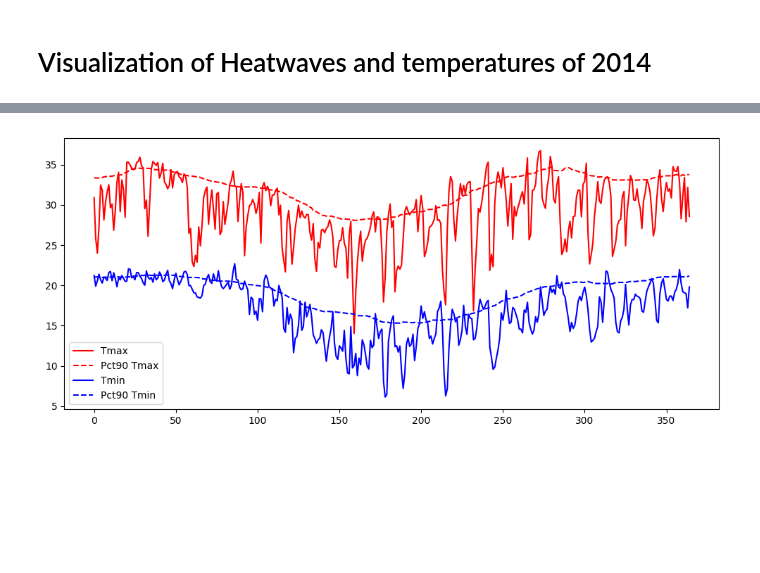
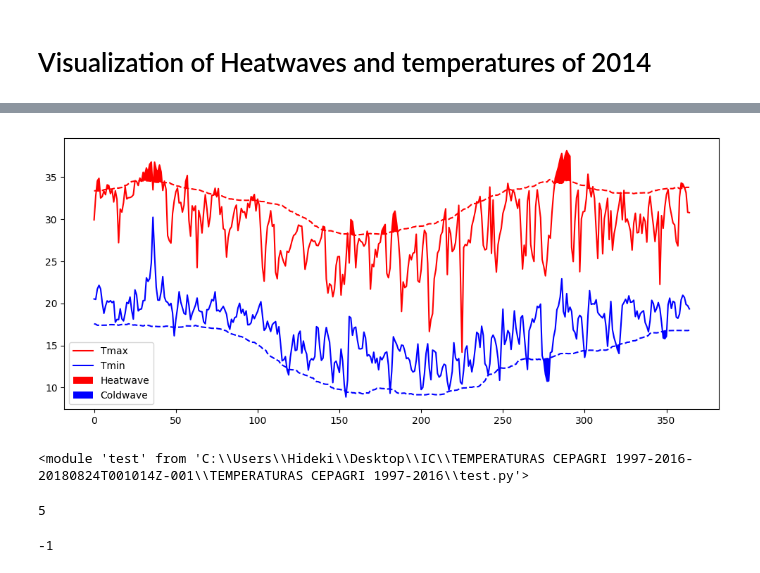
Before and after one commit to lucashueda/climate_health, a Jupyter notebook: 3.3 - Geirinhas .ipynb, the cells around one changed output, grey strips where cells are left out. Cells and saved outputs as stored; diff of their text form; code cells hidden in the pictures; blank space fills up the shorter version.

```diff
--- a/3.3 - Geirinhas .ipynb
+++ b/3.3 - Geirinhas .ipynb
@@ -336,6 +526,13 @@ fv = get_heatwave(data, flag_heat1, hw_name = flag_unique1, percentile=percentil
 flag_heat2 = 'CTN90pct'
 flag_unique2 = 'unique_CTN90pct'
 fv = get_heatwave(fv, flag_heat2, hw_name = flag_unique2, percentile=percentile, index = 'CTN90pct')
+
+
+# Getting COLDWAVE index CTN90pct
+percentile = .1
+flag_heat3 = 'Cold_CTN90pct'
+flag_unique3 = 'unique_cold_CTN90pct'
+fv = get_coldwave(fv, flag_heat3, cw_name = flag_unique3, percentile=percentile, index = 'CTN90pct')
 # %% [output]
 Wall time: 0 ns
 # %%
@@ -447,7 +766,7 @@ It seems that there is no relation between recent years and hw durations
 # %%
 # getting series of pct90 min and max along this year
 
-df_2014 = fv[fv['YEAR'] == 2011]
+df_2014 = fv[fv['YEAR'] == 2014]
 
 percentile = .9
 day_name = 'DAY365'
@@ -455,15 +774,15 @@ max_tmp_name = 'MAX_N_AIRTMP_MED10'
 min_tmp_name = 'MIN_N_AIRTMP_MED10'
 
 
-pth_max = []
-pth_min = []
+# pth_max = []
+# pth_min = []
 
-for d in df_2014.DAY365.unique():
-    # For each day we will have a different pct
-    df_pct = data[(data[day_name] >= d-14) & (data[day_name] <= d + 14)]
+# for d in df_2014.DAY365.unique():
+#     # For each day we will have a different pct
+#     df_pct = data[(data[day_name] >= d-14) & (data[day_name] <= d + 14)]
 
-    pth_max.append(df_pct[max_tmp_name].quantile(percentile))
-    pth_min.append(df_pct[min_tmp_name].quantile(percentile))
+#     pth_max.append(df_pct[max_tmp_name].quantile(percentile))
+#     pth_min.append(df_pct[min_tmp_name].quantile(0.1))
 # %%
 df_2014.shape
 # %% [output]
@@ -471,15 +790,26 @@ df_2014.shape
 # %%
 plt.figure(figsize=(12,5))
-plt.plot(np.arange(df_2014.shape[0]),df_2014[max_tmp_name], color='r', label='Tmax')
-plt.plot(np.arange(df_2014.shape[0]),pth_max, color= 'r', linestyle = '--', label='Pct90 Tmax')
 
-plt.plot(np.arange(df_2014.shape[0]),df_2014[min_tmp_name],color='b', label='Tmin')
-plt.plot(np.arange(df_2014.shape[0]),pth_min, color= 'b', linestyle = '--', label='Pct90 Tmin')
+x = np.arange(len(pth_max))
+y1 = df_2014[max_tmp_name]
+y2 = pth_max
+
+plt.plot(x,y1, color='r', label='Tmax')
+plt.plot(x,y2, color= 'r', linestyle = '--')
+plt.fill_between(x, y1, y2, where=y2 <= y1, facecolor='red', interpolate=True,label='Heatwave')
+
+
+x = np.arange(len(pth_min))
+y1 = df_2014[min_tmp_name]
+y2 = pth_min
+plt.plot(x,y1,color='b', label='Tmin')
+plt.plot(x,y2, color= 'b', linestyle = '--')
+plt.fill_between(x, y1, y2, where=y1 <= y2, facecolor='blue', interpolate=True, label='Coldwave')
 
 # plt.xticks(np.arange(df_2014.DAY365.nunique()), df_2014.DAY365.unique(), rotation = 90)
 
 plt.legend()
 plt.show()
 # %% [output]
-[figure, old version]
+[figure, new version]
 # %%
@@ -486,0 +817,14 @@ fv.to_csv('DATA111_HW.csv',index=False)
+# %%
+import test
+import imp
+imp.reload(test)
+# %% [output]
+<module 'test' from 'C:\\Users\\Hideki\\Desktop\\IC\\TEMPERATURAS CEPAGRI 1997-2016-20180824T001014Z-001\\TEMPERATURAS CEPAGRI 1997-2016\\test.py'>
+# %%
+test.soma(2,3)
+# %% [output]
+5
+# %%
+test.subtrai(2,3)
+# %% [output]
+-1
```
Also changed, not shown: parts of 23 cells of this notebook.
